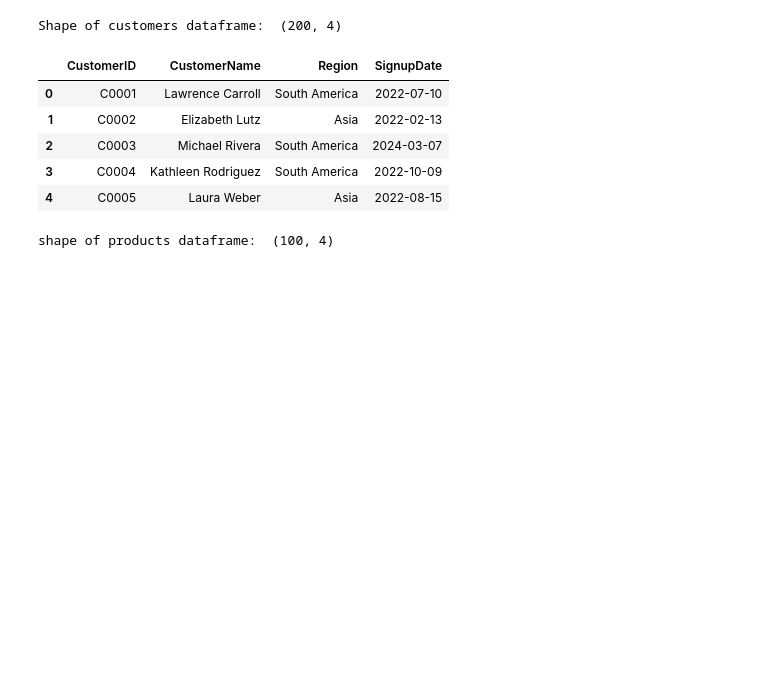
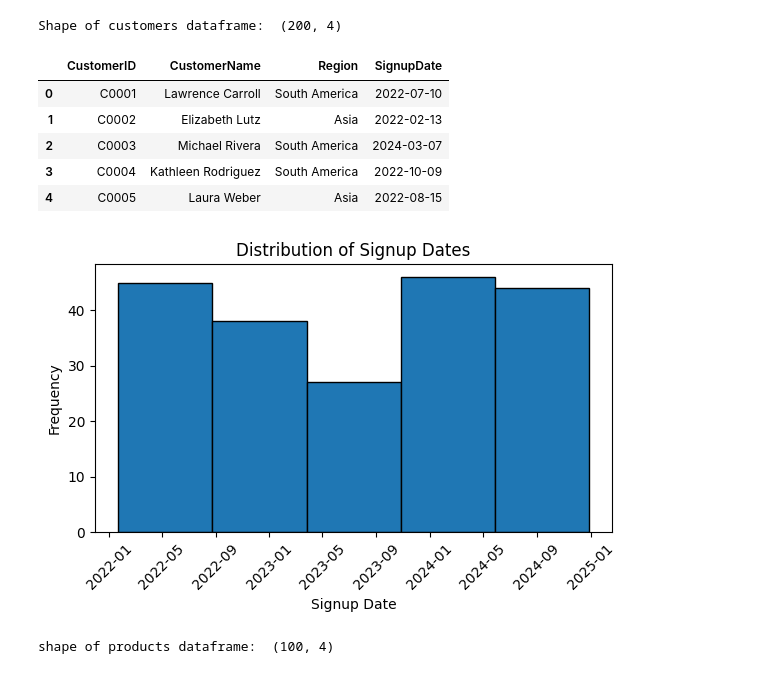
Before and after one commit to maheshreddy24/Zeotap-assignment, a Jupyter notebook: Mahesh_Reddy_EDA.ipynb, the cells around one changed output. Saved outputs shown, nothing was run; the diff lists cells and outputs as text; code cells hidden in the pictures; blank space fills up the shorter version.

```diff
--- a/Mahesh_Reddy_EDA.ipynb
+++ b/Mahesh_Reddy_EDA.ipynb
@@ -24,6 +21,21 @@ Shape of customers dataframe:  (200, 4)
 | 2 | C0003 | Michael Rivera | South America | 2024-03-07 |
 | 3 | C0004 | Kathleen Rodriguez | South America | 2022-10-09 |
 | 4 | C0005 | Laura Weber | Asia | 2022-08-15 |
+# %%
+# Convert SignupDate to datetime
+customers['SignupDate'] = pd.to_datetime(customers['SignupDate'])
+
+# Plot distribution of signup dates
+plt.figure(figsize=(6, 4))
+plt.hist(customers['SignupDate'], bins=5, edgecolor='black')
+plt.title("Distribution of Signup Dates")
+plt.xlabel("Signup Date")
+plt.ylabel("Frequency")
+plt.xticks(rotation=45)
+plt.tight_layout()
+plt.show()
+# %% [output]
+[figure, added]
 # %%
 products = pd.read_csv('datasets/Products.csv')
 print("shape of products dataframe: ", products.shape)
```
Also changed, not shown: parts of 22 cells of this notebook, 3 other files.
